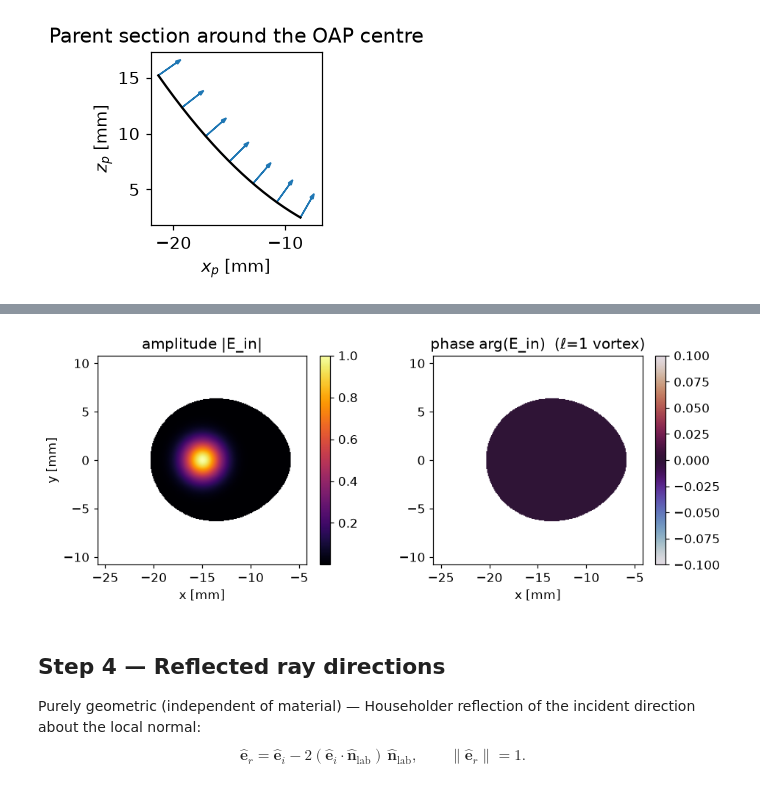
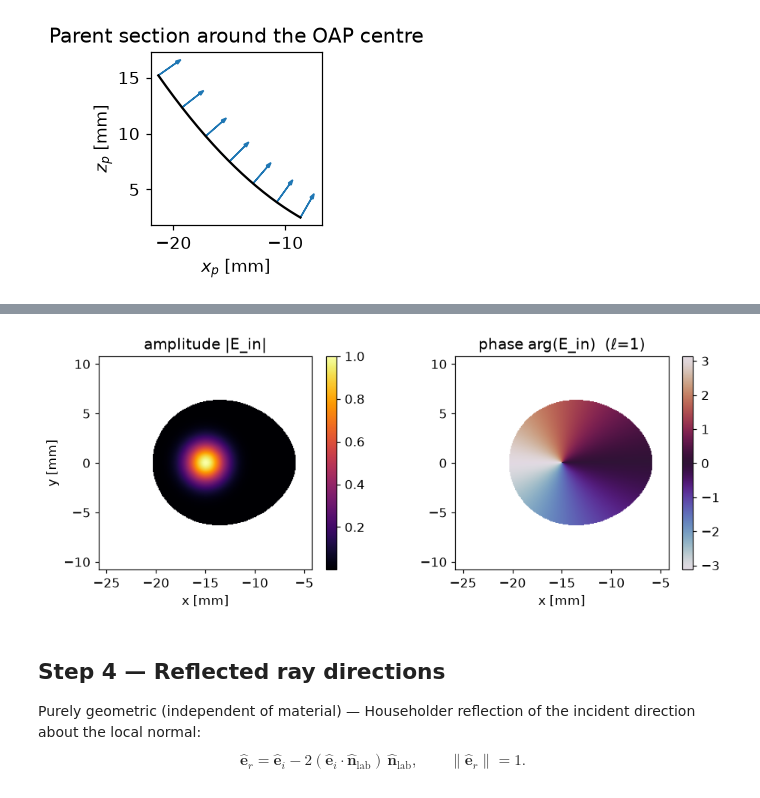
Before and after one commit to bruhduh726/90-degrees-off-axis-parabolic-mirror-aberrations, a Jupyter notebook: OAP_method_stepbystep.ipynb, the cells around one changed output, grey strips where cells are left out. Drawn from its saved outputs; the diff is of its cells as text; code cells hidden in the pictures.

```diff
--- a/OAP_method_stepbystep.ipynb
+++ b/OAP_method_stepbystep.ipynb
@@ -137,19 +146,28 @@ Because the facet is tilted ~45°, a circle in $y_p$–$z_p$ maps to a foreshort
 # %%
 def intersect(Xin, Yin, zin, R, t):
-    '''closed-form intersection of -z rays with the transformed paraboloid'''
+    """closed-form first intersection of the E_I rays with the transformed paraboloid"""
     Rt = R.T; d = Rt @ E_I
     rin = np.stack([Xin, Yin, np.full_like(Xin, zin)], -1)
     a = (rin - t) @ Rt.T
     ax, ay, az = a[...,0], a[...,1], a[...,2]; dx, dy, dz = d
     A = (dx**2+dy**2)/(4*F); B = 2*(ax*dx+ay*dy)/(4*F) - dz; C = (ax**2+ay**2)/(4*F) - az
-    if abs(A) < 1e-14:
-        s = -C/B
-    else:
-        disc = np.sqrt(np.maximum(B**2-4*A*C, 0.0))
-        s1 = (-B-disc)/(2*A); s2 = (-B+disc)/(2*A)
-        s = np.where((s1>0)&((s1<s2)|(s2<=0)), s1, s2)
+    # cancellation-free roots: s1 = C/q, s2 = q/A. The naive (-B+disc)/(2A) loses all
+    # precision when A -> 0 (tiny tilts); this form degrades smoothly to s = -C/B.
+    disc = np.sqrt(np.maximum(B**2-4*A*C, 0.0))
+    q = -0.5*(B + np.where(B >= 0, disc, -disc))
+    s1 = C/q
+    s2 = q/A if A != 0 else np.full_like(s1, np.inf)
+    s = np.where((s1>0) & ((s1<s2)|(s2<=0)), s1, s2)          # first hit
     r_p = a + s[...,None]*d
     return r_p[...,0], r_p[...,1], rin + s[...,None]*E_I
+
+def aperture_mask(xp, yp, D=APER, y0=0.0, z0=ZC):
+    """Clear aperture (same definition in all notebooks): a circle of diameter D in
+    the mirror-local y_p-z_p plane, i.e. seen along the local fold axis, centred on
+    the chief-ray hit point (y0, z0). Takes parent coordinates, so it is body-fixed
+    and moves rigidly with the mirror under any tilt/shift."""
+    zp = (xp**2 + yp**2)/(4*F)
+    return ((yp-y0)**2 + (zp-z0)**2 <= (D/2)**2) & (xp*XC > 0)   # the XC side of the parent
 
 pix = 260
 Lp  = 1.7*APER
@@ -160,8 +178,8 @@ zin = 0.05
 xp, yp, r_m = intersect(Xin, Yin, zin, R, T)
 zp = z_parent(xp, yp)                        # local (mirror-body) z of each hit point
 
-y0, z0 = 0.0, ZC                             # aperture centre in the mirror's LOCAL y-z (body-fixed, rigid with the mirror)
-APMASK = (yp-y0)**2 + (zp-z0)**2 <= (APER/2)**2
+y0, z0 = 0.0, ZC                             # aperture centre in the mirror's LOCAL y-z
+APMASK = aperture_mask(xp, yp, y0=y0, z0=z0)
 
 fig, ax = plt.subplots(1, 2, figsize=(9, 3.6))
 ax[0].scatter(yp[APMASK]*1e3, zp[APMASK]*1e3, s=1, c='goldenrod')
@@ -172,6 +190,6 @@ ax[1].scatter(Xin[APMASK]*1e3, Yin[APMASK]*1e3, s=1, c='C0')
 ax[1].set_aspect('equal'); ax[1].set_xlabel('x_in [mm]'); ax[1].set_ylabel('y_in [mm]')
 ax[1].set_title('→ footprint on the input beam (foreshortened)')
 plt.tight_layout(); plt.show()
-print(f"{APMASK.sum()} rays inside the 1/2\" aperture")
+print(f"{APMASK.sum()} rays inside the aperture")
 # %% [output]
 [figure]
@@ -188,21 +214,20 @@ $(x_c,y_c)=(X_C,0)$; here $\ell=1$.
 # %%
-W0, ELL = 2e-3, 1
 r2 = (Xin-XC)**2 + Yin**2
-E_in = np.exp(-r2/W0**2) * np.exp(0*1j*ELL*np.arctan2(Yin, Xin-XC))
+E_in = np.exp(-r2/W0**2) * np.exp(1j*ELL*np.arctan2(Yin, Xin-XC))
 E_in = E_in.astype(complex)
 
 fig, ax = plt.subplots(1, 2, figsize=(9, 3.6))
 extf = [(XC-Lp/2)*1e3,(XC+Lp/2)*1e3,-Lp/2*1e3,Lp/2*1e3]
 im0 = ax[0].imshow(np.where(APMASK, np.abs(E_in), np.nan), origin='lower', extent=extf, cmap='inferno')
 ax[0].set_title('amplitude |E_in|'); ax[0].set_xlabel('x [mm]'); ax[0].set_ylabel('y [mm]')
 plt.colorbar(im0, ax=ax[0], fraction=.046)
 im1 = ax[1].imshow(np.where(APMASK, np.angle(E_in), np.nan), origin='lower',
                    extent=extf, cmap='twilight')
-ax[1].set_title('phase arg(E_in)  (ℓ=1 vortex)'); ax[1].set_xlabel('x [mm]')
+ax[1].set_title(f'phase arg(E_in)  (ℓ={ELL})'); ax[1].set_xlabel('x [mm]')
 plt.colorbar(im1, ax=ax[1], fraction=.046)
 plt.tight_layout(); plt.show()
 # %% [output]
-[figure, old version]
+[figure, new version]
 # %% [markdown]
 ## Step 4 — Reflected ray directions
 
```
Also changed, not shown: parts of 14 cells of this notebook, 5 other files.
